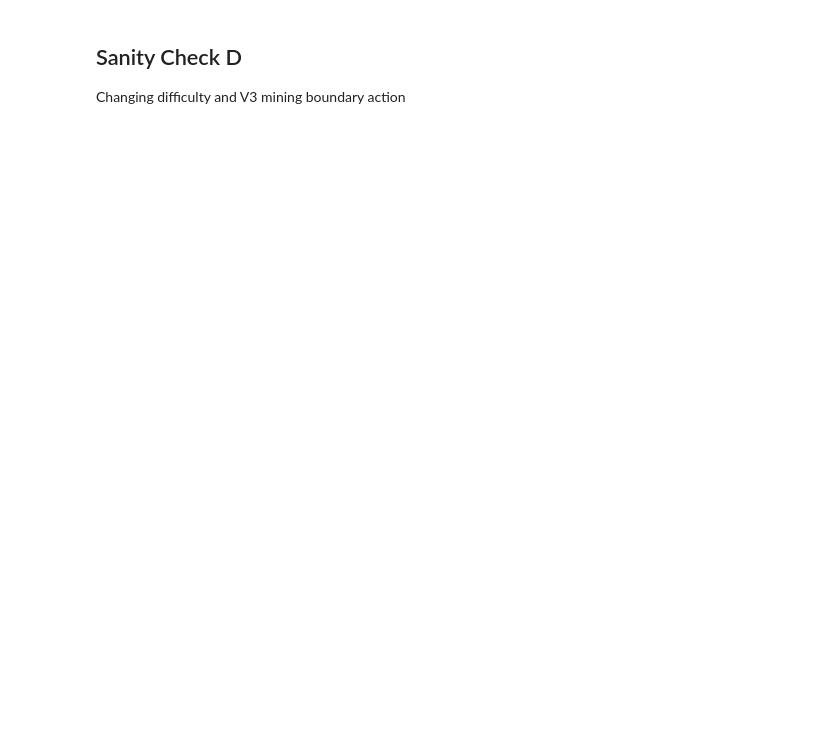
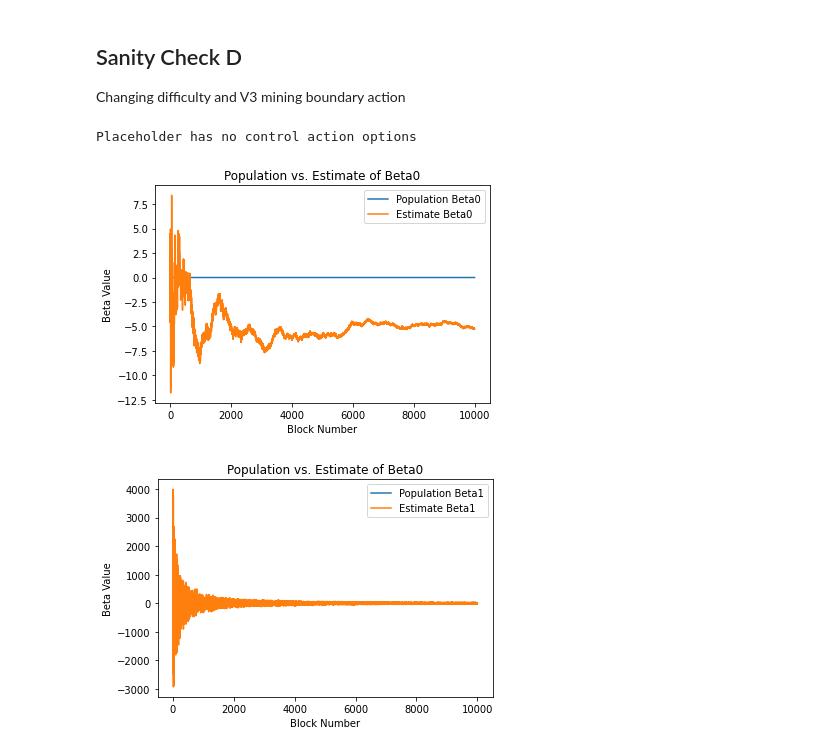
Before and after one commit to dominant-strategies/Quai-Macro-Model, a Jupyter notebook: Spec/Controller Basic Scenarios.ipynb, the cells around one changed output. Cells and saved outputs as stored; diff of their text form; code cells hidden in the pictures; blank space fills up the shorter version.

```diff
--- a/Spec/Controller Basic Scenarios.ipynb
+++ b/Spec/Controller Basic Scenarios.ipynb
@@ -158,3 +158,25 @@ print(sum([x['Ratio'] for x in state["Historical Mined Ratio"]]) / len(state["Hi
 ## Sanity Check D
 
 Changing difficulty and V3 mining boundary action
+# %%
+params_base["FP Mine Block Boundary Action"] = "Mine Block Boundary Action V3"
+msi = ms.build_implementation(params_base)
+state, params = msi.prepare_state_and_params(state_base, params_base, state_preperation_functions=[vesting_schedule_translate,
+                                                                                                   build_logistic_classifier], parameter_preperation_functions=[])
+
+for _ in range(10000):
+    # Set fixed values
+    state["K Qi"] = 1
+    state["K Quai"] = 500
+    state["Population Mining Beta Vector"] = np.array([0, 0.001])
+    state["Block Difficulty"] = max(np.random.normal(6000, 1000), 100)
+
+
+    msi.wiring["Mine Block Wiring"](state, params, [])
+    msi.mechanisms["Log Simulation Data Mechanism"](state, params, [])
+df = pd.DataFrame(state["Simulation History Log"])
+plot_betas(df)
+# %% [output]
+Placeholder has no control action options
+[figure, added]
+[figure, added]
```
Also changed, not shown: parts of 9 cells of this notebook.
